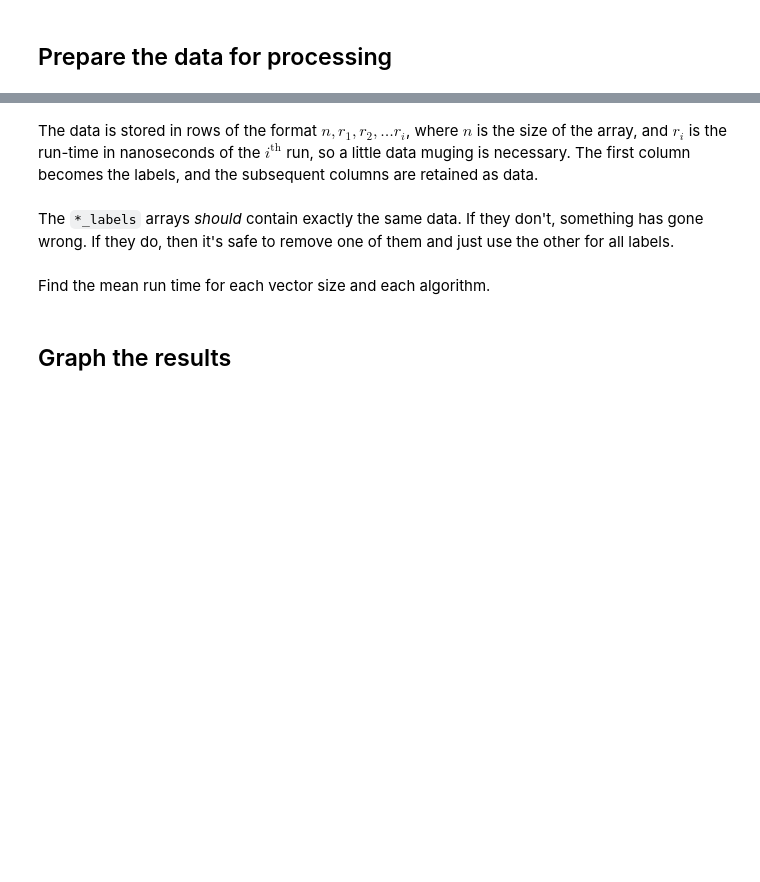
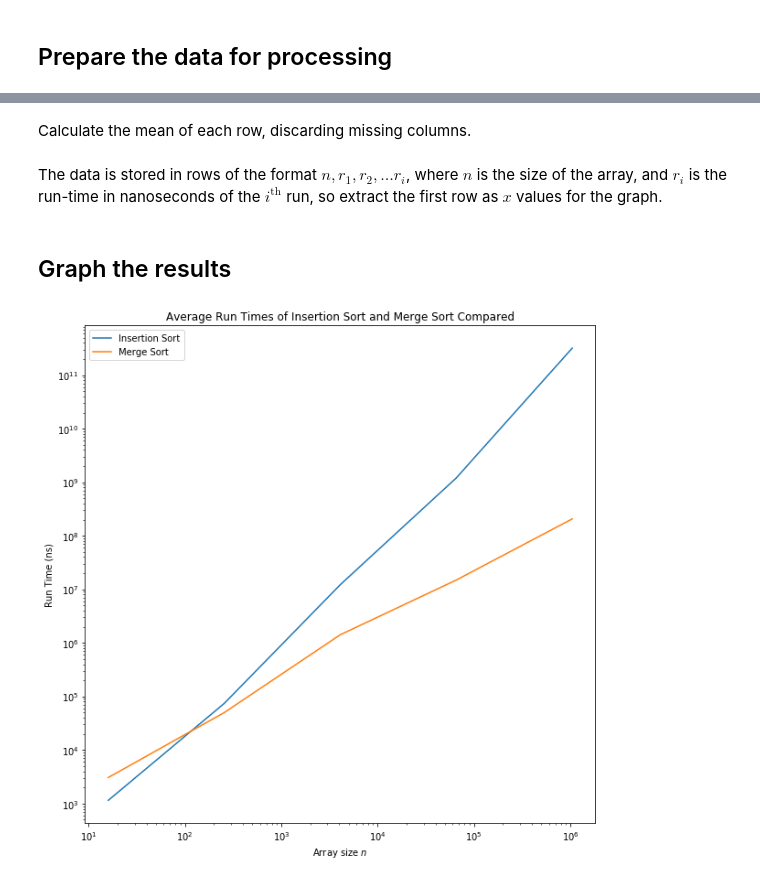
Before and after one commit to j-a-avery/532-project, a Jupyter notebook: src/go/Demonstration-and-Analysis-Golang.ipynb, the cells around one changed output, grey strips where cells are left out. Drawn from its saved outputs; the diff is of its cells as text; code cells hidden in the pictures; blank space fills up the shorter version.

```diff
--- a/src/go/Demonstration-and-Analysis-Golang.ipynb
+++ b/src/go/Demonstration-and-Analysis-Golang.ipynb
@@ -111,48 +204,39 @@ merge = np.loadtxt(
+# %% [markdown]
+Calculate the mean of each row, discarding missing columns.
+# %%
+insertion_mean = insertion.mean(axis=1).as_matrix()
+merge_mean = merge.mean(axis=1).as_matrix()
 # %% [markdown]
-The data is stored in rows of the format $n, r_1, r_2, \ldots r_i$, where $n$ is the size of the array, and $r_i$ is the run-time in nanoseconds of the $i^{\textrm{th}}$ run, so a little data muging is necessary. The first column becomes the labels, and the subsequent columns are retained as data.
+The data is stored in rows of the format $n, r_1, r_2, \ldots r_i$, where $n$ is the size of the array, and $r_i$ is the run-time in nanoseconds of the $i^{\textrm{th}}$ run, so extract the first row as $x$ values for the graph.
-# %%
-insertion_labels = insertion[:, 0]
-insertion = insertion[:, 1:]
-merge_labels = merge[:, 0]
-merge = merge[:, 1:]
-# %% [markdown]
-The `*_labels` arrays *should* contain exactly the same data. If they don't, something has gone wrong. If they do, then it's safe to remove one of them and just use the other for all labels.
 # %%
-if not np.all(insertion_labels == merge_labels):
+insertion_xs = insertion.index.tolist()
+merge_xs = merge.index.tolist()
+
+if insertion_xs != merge_xs:
     raise ValueError(
         "The two data sets were not tested on arrays of the same sizes." +
             "\n\tInsertion Sort was tested with arrays of sizes:\n\t\t" +
-            str(insertion_labels) +
-            "\n\tMerge Sort was tested with arrays of sizes:\n\t\t" +
-            str(merge_labels))
+            str(insertion_xs) +
+           "\n\tMerge Sort was tested with arrays of sizes:\n\t\t" +
+            str(merge_xs))
 else:
-    labels = insertion_labels.copy()
-    del merge_labels, insertion_labels
+    xs = np.array(insertion_xs.copy())
+    del insertion_xs, merge_xs
-# %% [markdown]
-Find the mean run time for each vector size and each algorithm.
-# %%
-insertion_mean, merge_mean = insertion.mean(axis=1), merge.mean(axis=1)
 # %% [markdown]
 ## Graph the results
 # %%
 import matplotlib.pyplot as plt
 import IPython
 
 plt.rcParams['figure.figsize'] = [10, 10]
-plt.plot(labels, insertion_mean, label='Insertion Sort')
-plt.plot(labels, merge_mean, label='Merge Sort')
+plt.plot(xs, insertion_mean, label='Insertion Sort')
+plt.plot(xs, merge_mean, label='Merge Sort')
 plt.legend()
 plt.xscale('log')
 plt.yscale('log')
 plt.xlabel("Array size $n$")
 plt.ylabel('Run Time (ns)')
 plt.title("Average Run Times of Insertion Sort and Merge Sort Compared")
-
-table = "| $n$ | Insertion Sort | Merge Sort |\n|:---|:---:|:---:|\n"
-for i in range(len(labels)):
-    table += "| {n} | {ins:.5} | {ms:.5} |\n".format(
-        n=labels[i],
-        ins=insertion_mean[i],
-        ms=merge_mean[i]
-    )
-IPython.display.Markdown(table)
+plt.show()
+# %% [output]
+[figure, added]
```
Also changed, not shown: parts of 20 cells of this notebook, 6 other files.
